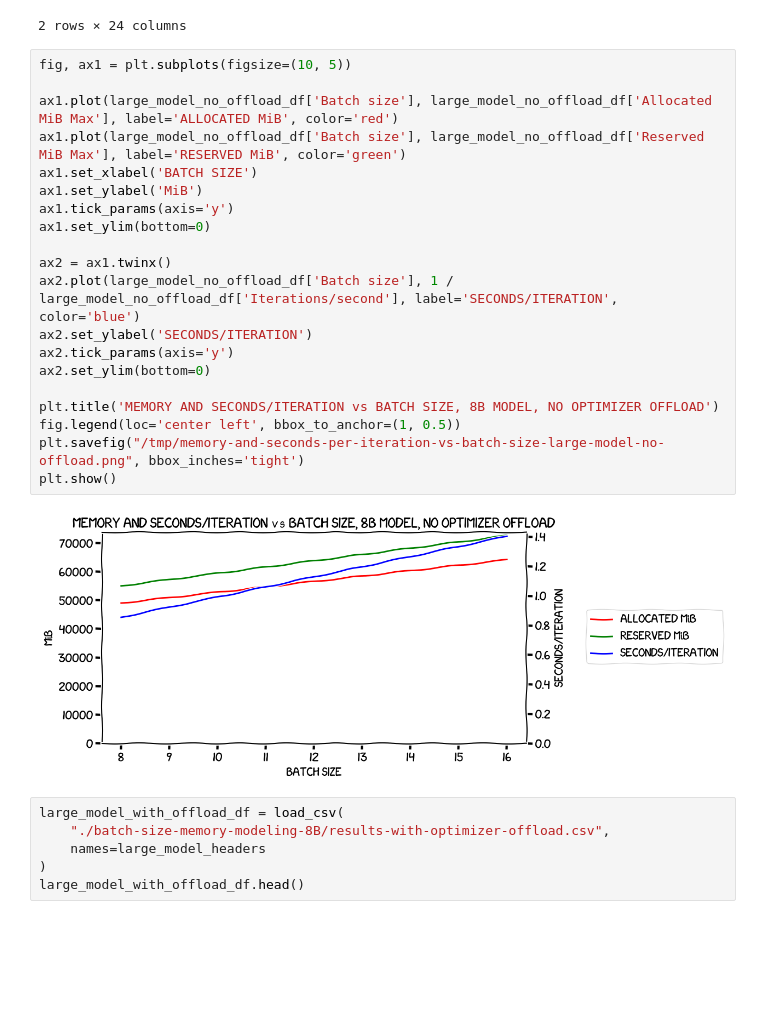
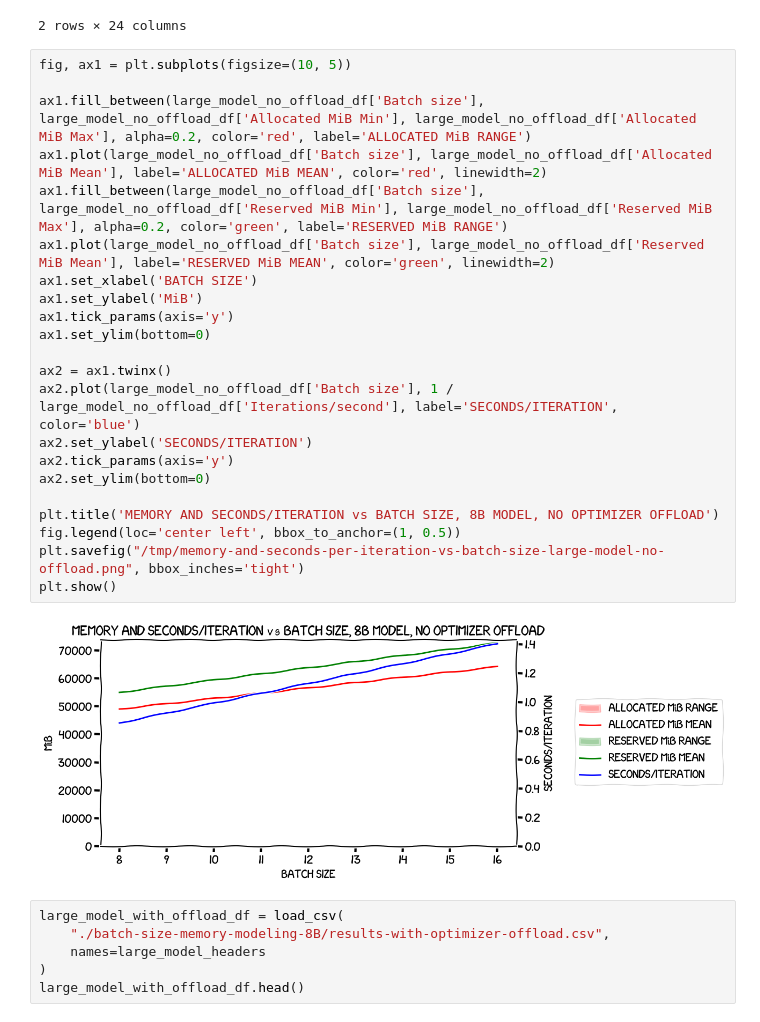
Before and after one commit to gpjt/fine-tune-2024-04, a Jupyter notebook: batch-size-charts.ipynb, the cells around one changed output. Saved outputs shown, nothing was run; the diff lists cells and outputs as text; blank space fills up the shorter version.

```diff
--- a/batch-size-charts.ipynb
+++ b/batch-size-charts.ipynb
@@ -273,25 +273,27 @@ large_model_no_offload_df.head()
 # %%
 fig, ax1 = plt.subplots(figsize=(10, 5))
 
-ax1.plot(large_model_no_offload_df['Batch size'], large_model_no_offload_df['Allocated MiB Max'], label='ALLOCATED MiB', color='red')
-ax1.plot(large_model_no_offload_df['Batch size'], large_model_no_offload_df['Reserved MiB Max'], label='RESERVED MiB', color='green')
+ax1.fill_between(large_model_no_offload_df['Batch size'], large_model_no_offload_df['Allocated MiB Min'], large_model_no_offload_df['Allocated MiB Max'], alpha=0.2, color='red', label='ALLOCATED MiB RANGE')
+ax1.plot(large_model_no_offload_df['Batch size'], large_model_no_offload_df['Allocated MiB Mean'], label='ALLOCATED MiB MEAN', color='red', linewidth=2)
+ax1.fill_between(large_model_no_offload_df['Batch size'], large_model_no_offload_df['Reserved MiB Min'], large_model_no_offload_df['Reserved MiB Max'], alpha=0.2, color='green', label='RESERVED MiB RANGE')
+ax1.plot(large_model_no_offload_df['Batch size'], large_model_no_offload_df['Reserved MiB Mean'], label='RESERVED MiB MEAN', color='green', linewidth=2)
 ax1.set_xlabel('BATCH SIZE')
 ax1.set_ylabel('MiB')
 ax1.tick_params(axis='y')
 ax1.set_ylim(bottom=0)
 
 ax2 = ax1.twinx()
 ax2.plot(large_model_no_offload_df['Batch size'], 1 / large_model_no_offload_df['Iterations/second'], label='SECONDS/ITERATION', color='blue')
 ax2.set_ylabel('SECONDS/ITERATION')
 ax2.tick_params(axis='y')
 ax2.set_ylim(bottom=0)
 
 plt.title('MEMORY AND SECONDS/ITERATION vs BATCH SIZE, 8B MODEL, NO OPTIMIZER OFFLOAD')
 fig.legend(loc='center left', bbox_to_anchor=(1, 0.5))
 plt.savefig("/tmp/memory-and-seconds-per-iteration-vs-batch-size-large-model-no-offload.png", bbox_inches='tight')
 plt.show()
 # %% [output]
-[figure, old version]
+[figure, new version]
 # %%
 large_model_with_offload_df = load_csv(
     "./batch-size-memory-modeling-8B/results-with-optimizer-offload.csv",
```
Also changed, not shown: parts of 15 cells of this notebook, 1 other file.
